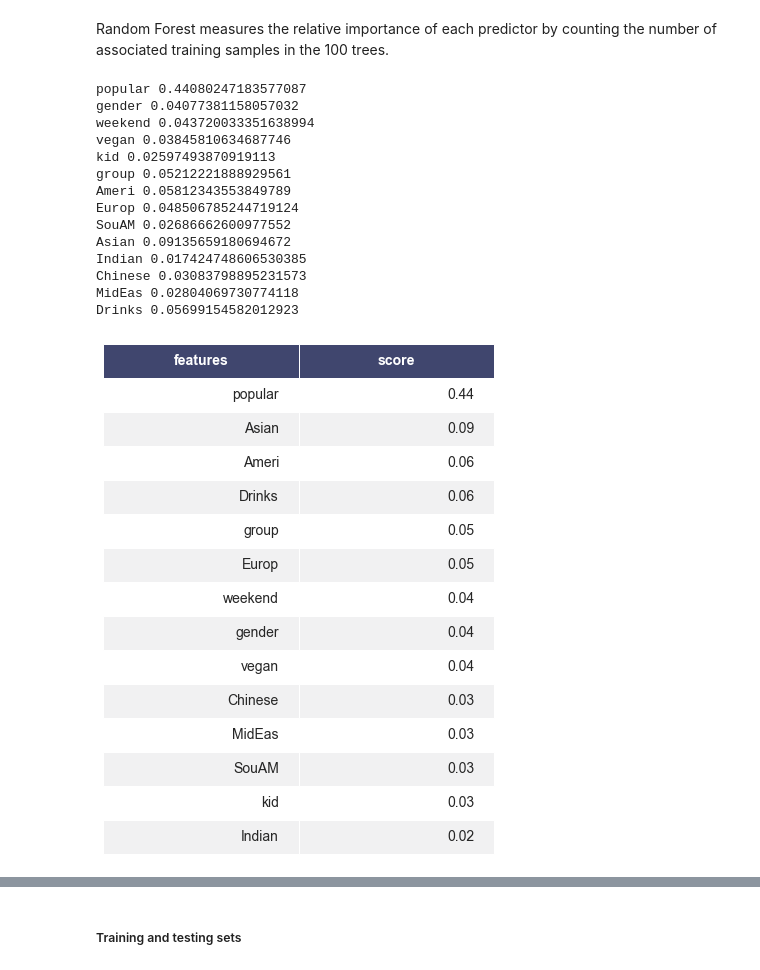
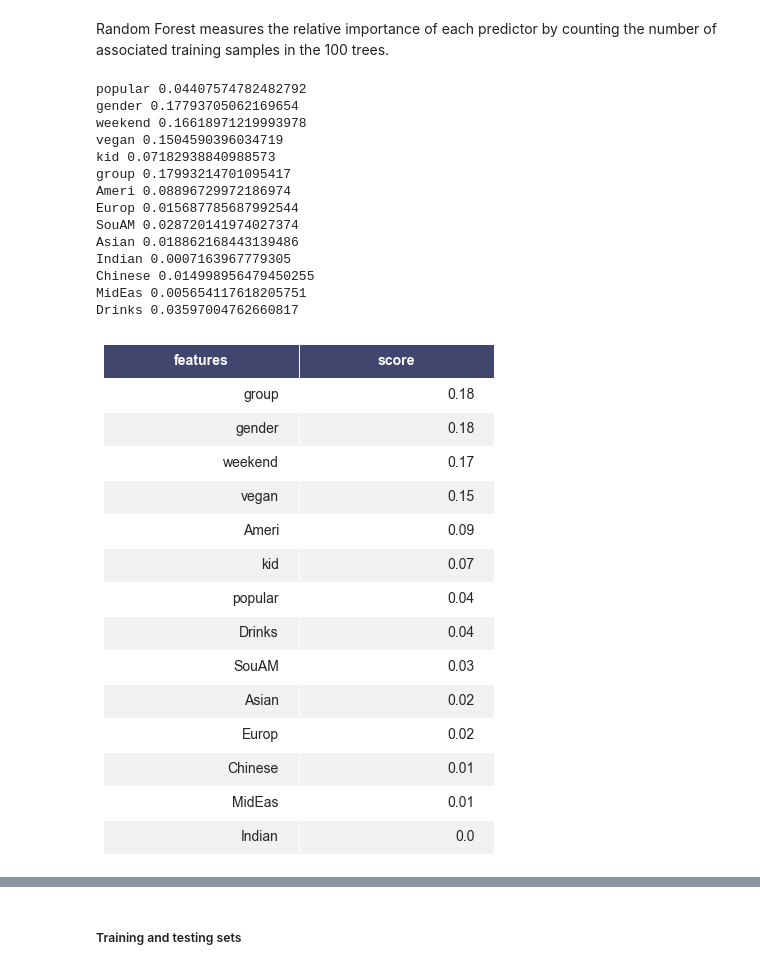
Before and after one commit to liu431/Digital-and-Algorithmic-Marketing, a Jupyter notebook: project_utility model.ipynb, the cells around one changed output, grey strips where cells are left out. Cells and saved outputs as stored; diff of their text form; code cells hidden in the pictures.

```diff
--- a/project_utility model.ipynb
+++ b/project_utility model.ipynb
@@ -367,5 +377,6 @@ plt.savefig("stars_review.png")
 # %%
-X = agg[['cts_bus', 'star_bus']]
+X = agg[['business_id', 'cts_bus', 'star_bus']]
+X['y'] = y
 # %%
 X['popular'] = np.where( (X['star_bus'] > np.mean(X['star_bus'])) & (X['cts_bus'] > 0.4*np.mean(X['cts_bus'])), 1, 0)
 X['popular'] .describe()
@@ -598,0 +610,3 @@ X.head()
+# %%
+bus_agg = X.groupby('business_id').mean()
+bus_agg
@@ -599 +628,4 @@ X.head()
+# %%
+XX = bus_agg.drop(['y'], axis=1)
+y = bus_agg['y']
 # %%
@@ -635,25 +668,25 @@ Name: y, dtype: float64
 Random Forest measures the relative importance of each predictor by counting the number of associated training samples in the 100 trees.
 # %%
 from sklearn.ensemble import RandomForestRegressor
-rfc = RandomForestRegressor(n_estimators = 100,n_jobs = 4).fit(X, y)
+rfc = RandomForestRegressor(n_estimators = 100,n_jobs = 4).fit(XX, y)
 
-for name,score in zip(X.columns, rfc.feature_importances_):
+for name,score in zip(XX.columns, rfc.feature_importances_):
     print(name,score)
 # %% [output]
-popular 0.44080247183577087
-gender 0.04077381158057032
-weekend 0.043720033351638994
-vegan 0.03845810634687746
-kid 0.02597493870919113
-group 0.05212221888929561
-Ameri 0.05812343553849789
-Europ 0.048506785244719124
-SouAM 0.02686662600977552
-Asian 0.09135659180694672
-Indian 0.017424748606530385
-Chinese 0.03083798895231573
-MidEas 0.02804069730774118
-Drinks 0.05699154582012923
+popular 0.04407574782482792
+gender 0.17793705062169654
+weekend 0.16618971219993978
+vegan 0.1504590396034719
+kid 0.07182938840988573
+group 0.17993214701095417
+Ameri 0.08896729972186974
+Europ 0.015687785687992544
+SouAM 0.028720141974027374
+Asian 0.018862168443139486
+Indian 0.0007163967779305
+Chinese 0.014998956479450255
+MidEas 0.005654117618205751
+Drinks 0.03597004762660817
 # %%
 def render_mpl_table(data, col_width = 3.0, row_height = 0.625, font_size = 14,
                      header_color = '#40466e', row_colors = ['#f1f1f2', 'w'], edge_color = 'w',
@@ -681,13 +714,13 @@ def render_mpl_table(data, col_width = 3.0, row_height = 0.625, font_size = 14,
 #render_mpl_table(XG, header_columns=0, col_width=2.0)
 #plt.savefig('gendertable.png')
 # %%
-imp = pd.DataFrame({"features": X.columns, "score": rfc.feature_importances_})
+imp = pd.DataFrame({"features": XX.columns, "score": rfc.feature_importances_})
 imp = imp.sort_values(by='score', ascending=False)
 imp = imp.round(2)
 render_mpl_table(imp, header_columns=0, col_width=3.5)
 plt.savefig('importance.png')
 # %% [output]
-[figure, old version]
+[figure, new version]
 # %%
 plt.hlines(y = imp["features"], xmin = 0, xmax = imp['score'],
            linestyles = 'dashed', color = 'maroon')
```
Also changed, not shown: parts of 56 cells of this notebook, 4 other files.
